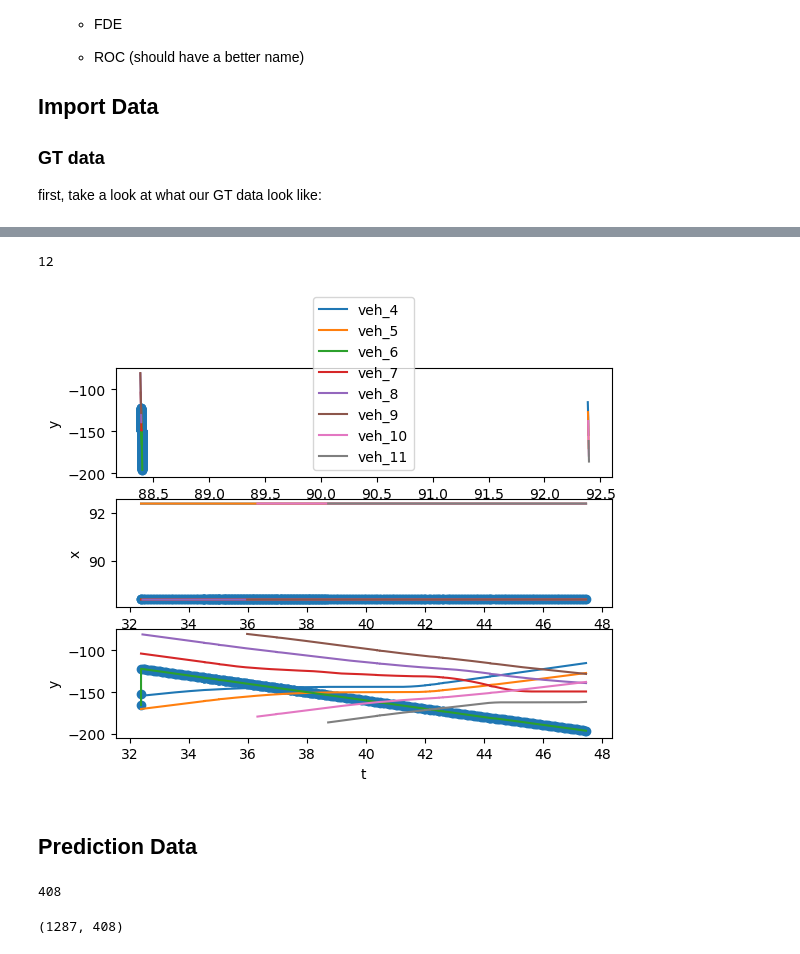
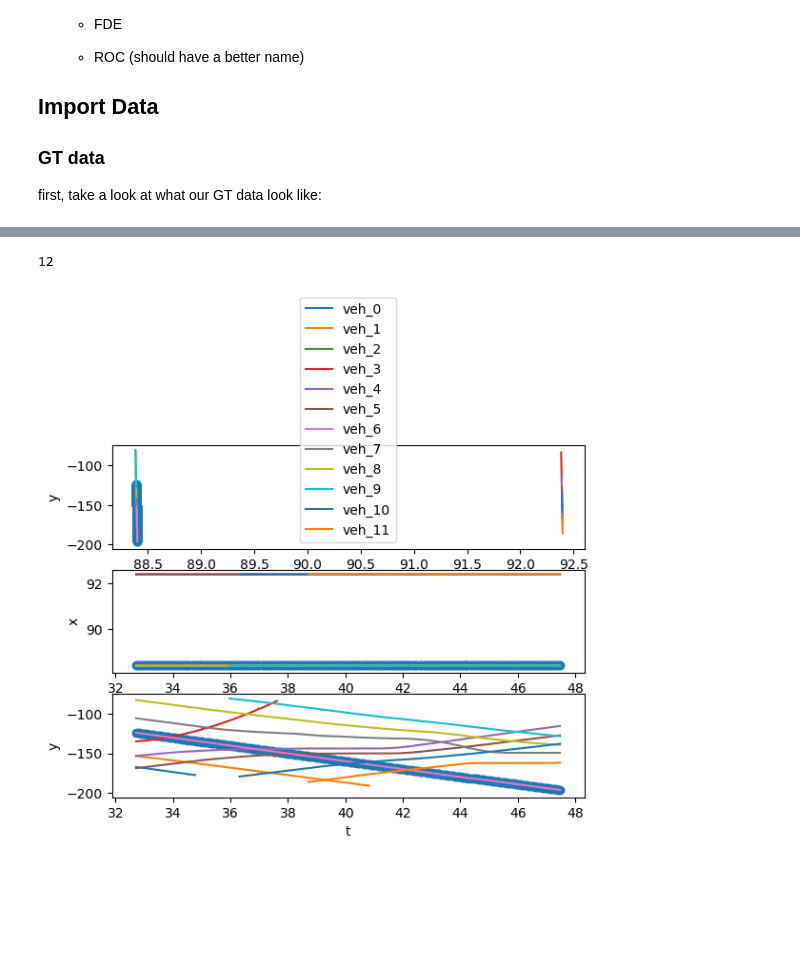
Before and after one commit to xinyiww/ros_record, a Jupyter notebook: Comparison Between GT Trajectory and Multi-Step Predictions.ipynb, the cells around one changed output, grey strips where cells are left out. Drawn from its saved outputs; the diff is of its cells as text; code cells hidden in the pictures; blank space fills up the shorter version.

Commit message:
mapping done, evaluation visualization on single trial, similar patterns

```diff
--- a/Comparison Between GT Trajectory and Multi-Step Predictions.ipynb
+++ b/Comparison Between GT Trajectory and Multi-Step Predictions.ipynb
@@ -70,59 +70,33 @@ fig1.clf()
 ax1 = fig1.add_subplot(311)
 ax2 = fig1.add_subplot(312)
 ax3 = fig1.add_subplot(313)
 check = 6 # 10-15 benignly consistant, others abnormal
-# for i in range(1,max_n-4):
-for i in range(4,12):
+for i in range(max_n):
+# for i in range(7,12):
     gt_traj = GT[GT[:,1] == float(i)]
     ax1 .plot(gt_traj[:,2], gt_traj[:,3], label = "veh_"+str(i))
     if i == check :
         ax1.scatter(gt_traj[:,2], gt_traj[:,3])
     ax1 .legend()
     ax1.set_xlabel("x")
     ax1.set_ylabel("y")
     ax2.plot(gt_traj[:,0], gt_traj[:,2], label = "veh_"+str(i))
     if i == check :
         ax2.scatter(gt_traj[:,0], gt_traj[:,2])
 #     ax2.legend()
     ax2.set_xlabel("t")
     ax2.set_ylabel("x")
     ax3.plot(gt_traj[:,0], gt_traj[:,3], label = "veh_"+str(i))
     if i == check :
         ax3.scatter(gt_traj[:,0], gt_traj[:,3])
 #     ax3.legend()
     ax3.set_xlabel("t")
     ax3.set_ylabel("y")
 
     # fuck, we need to reassign the vehicles based on the continuity of the trajectory first
     # might save time solving in the collection side ...
 
     # update: still has bugs in bag2csv_gt.py: when an vehicle exit, the index should be deleted from the dictionary, or time restrictions should be added
 # %% [output]
 12
-[figure, old version]
+[figure, new version]
-# %% [markdown]
-## Prediction Data
-# %%
-# get t_start,dt,n_pred,i | xs,ys,dxs, dys
-def getPredData(filename):
-    file = open(filename, 'r')
-    dat_str = file.readlines()
-
-    sample = dat_str[0].split(' ')
-    n_pred= int(sample[2])
-    width = 4+4*n_pred
-    print(width)
-    data = np.zeros([len(dat_str), width])
-    for i in range(len(dat_str)):
-        sample = dat_str[i].split(' ')
-        data[i, :] = sample
-
-    return data
-
-
-fn_pred = "t_jun_pred_3_results/t_jun_pred_3_pred.csv"
-PRED = getPredData(fn_pred)
-PRED.shape
-# %% [output]
-408
-(1287, 408)
```
Also changed, not shown: parts of 8 cells of this notebook, 6 other files.
